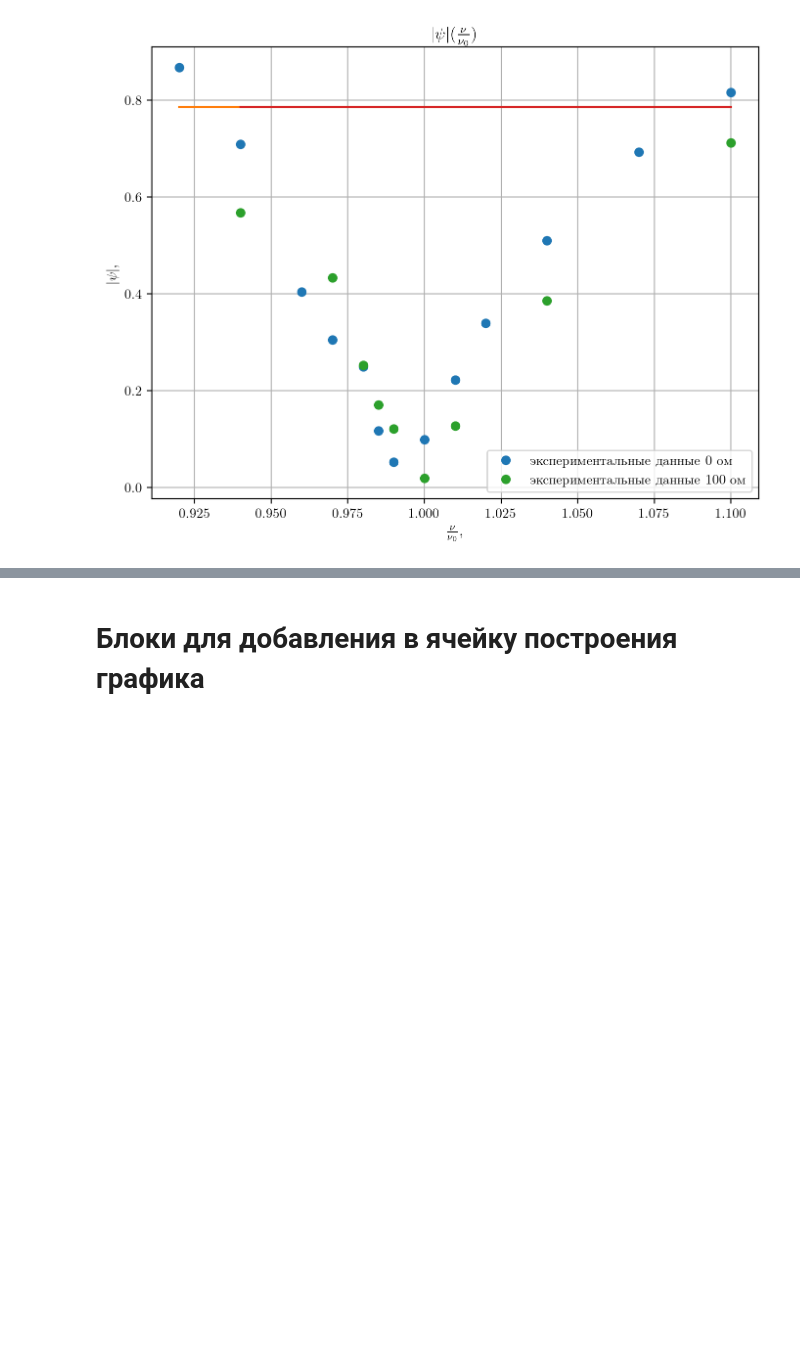
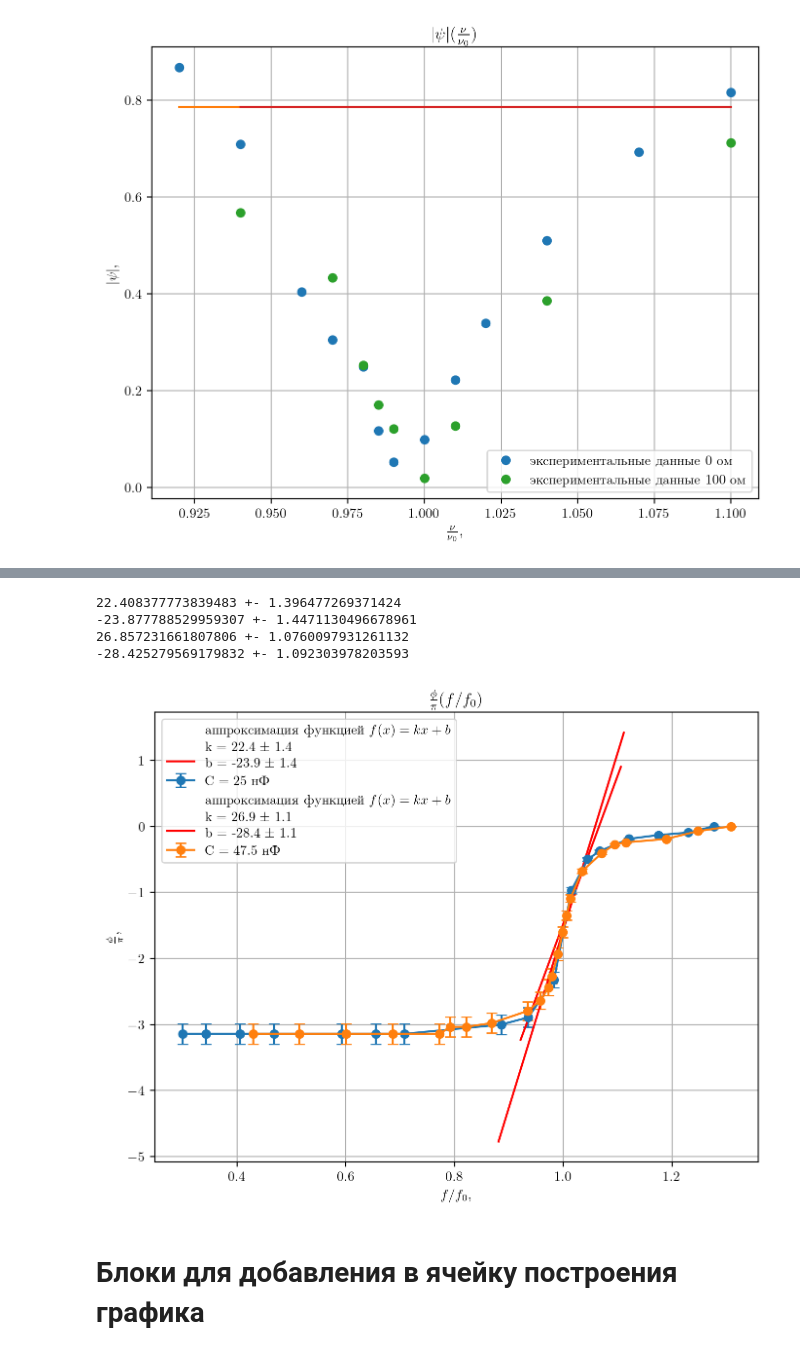
Before and after one commit to Hacker1337/LabDataTemplates, a Jupyter notebook: examples/november2022/november.ipynb, the cells around one changed output, grey strips where cells are left out. Drawn from its saved outputs; the diff is of its cells as text; code cells hidden in the pictures; blank space fills up the shorter version.

```diff
--- a/examples/november2022/november.ipynb
+++ b/examples/november2022/november.ipynb
@@ -61,7 +61,7 @@ def lower_upper_limits(domain, fun, popt, pcov, nsigma=1):
     sigm_f = np.sqrt(np.sum(dfmatrixes, axis=(1, 2)))
     return (fun(domain, *popt)-nsigma*sigm_f, fun(domain, *popt)+nsigma*sigm_f)
 
-def plot_approx(x, y, f, par_names_str, fun_name, yerr=None, visApproxError=True, p0=None):
+def plot_approx(x, y, f, par_names_str, fun_name, yerr=None, visApproxError=True, p0=None, intent=0.05):
     if yerr is not None:
         popt, pcov = curve_fit(f, x, y, sigma=yerr, absolute_sigma=True, p0=p0)
     else:
@@ -82,7 +82,7 @@ def plot_approx(x, y, f, par_names_str, fun_name, yerr=None, visApproxError=True
                 name, units = *t, ''
             approx_label += f"\n{name} = {err_pres_formatter(popt[i], err[i])} {units}"
     teorPoints = 50
-    intent = 0.05   # отступ по бокам от обласи экспериментальных данных
+    # intent = 0.05   # отступ по бокам от обласи экспериментальных данных
     a, b = x.min(), x.max()
     X = np.linspace(a-(b-a)*intent, b+(b-a)*intent, num=teorPoints)
     plt.plot(X, f(X, *popt), 'r', label=approx_label)
@@ -497,3 +751,49 @@ plt.savefig(os.path.join(impath, f"{time_string()}.jpg"), dpi=300)
+# %%
+#Несколько графиков на одном холсте
+df = pd.read_excel("фчх-ачх.ods", engine="odf", sheet_name=2) # для таблиц ods (требуется установка pip install odfpy)
+w = [32.05, 23.3]
+def make_graph(N):
+    size = 170
+    x = df.iloc[:, stride*N+xi].dropna()[:size]
+    y = df.iloc[:, stride*N+yi].dropna()[:size]-2*np.pi
+    x /= w[N]
+    label = f"C = {df.iloc[0, stride*N+labeli]} нФ"
+    # xerr = np.ones_like(x)*1
+    yerr = np.abs(y)*0.05
+
+    filter = np.abs(x-1)>-1
+    plt.errorbar(x[filter], y[filter], fmt="o-", xerr=xerr, yerr=yerr[filter], label=label, capsize=4, ms=6)
+
+    filter = np.abs(x-1)<0.05
+    plot_approx(x[filter], y[filter], f, par_names_str, fun_name, yerr=yerr[filter], visApproxError=visApproxError, intent=1)
+
+
+make_graph(0)
+make_graph(1)
+# make_graph(2)
+# make_graph(3)
+# make_graph(4)
+
+plt.grid(True, which='minor', linewidth=0.2)
+plt.grid(True, which='major')
+plt.xlabel(fr"{xname}, {xunit}")
+plt.ylabel(fr"{yname}, {yunit}")
+plt.title(fr"{yname}({xname})")
+
+handles, labels = plt.gca().get_legend_handles_labels()
+n = len(handles)//2
+order = [i//2 if i%2==0 else n + i//2 for i in range(2*n)]
+plt.legend([handles[idx] for idx in order],[labels[idx] for idx in order])  # labels grouped by source, not by type
+
+if not os.path.exists(impath):
+    os.makedirs(impath)
+plt.savefig(os.path.join(impath, f"{time_string()}.jpg"), dpi=300)
+# %% [output]
+22.408377773839483 +- 1.396477269371424
+-23.877788529959307 +- 1.4471130496678961
+26.857231661807806 +- 1.0760097931261132
+-28.425279569179832 +- 1.092303978203593
+[figure, added]
 # %%
 # шаблон аппроксимации экспонентой
 # пользовательские параметры. Переменные x, y, xerr, yerr дожны содержать данные
```
Also changed, not shown: parts of 10 cells of this notebook, 3 other files.
